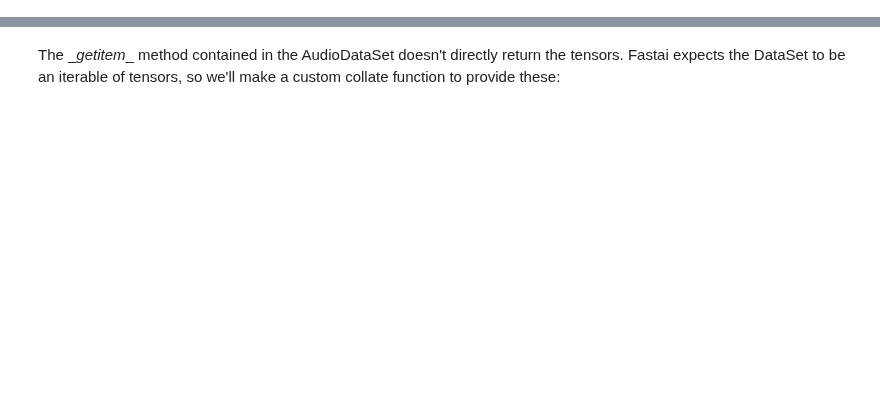
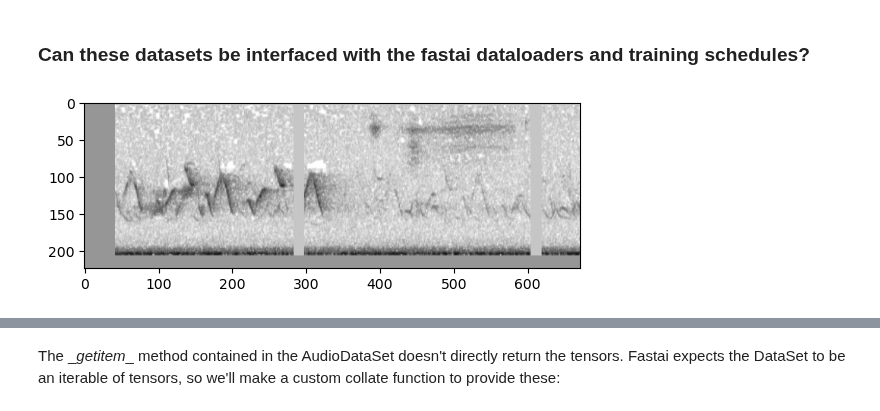
Before and after one commit to Mgallimore88/osfl_cnn_recognizer, a Jupyter notebook: notebooks/exploratory_nbs/1.14-mjg-osfl-check-build-dataset.ipynb, the cells around one changed output, grey strips where cells are left out. Saved outputs shown, nothing was run; the diff lists cells and outputs as text; code cells hidden in the pictures; blank space fills up the shorter version.

Commit message:
tidies up notebook 14 which tries to interface opso with fastai

```diff
--- a/notebooks/exploratory_nbs/1.14-mjg-osfl-check-build-dataset.ipynb
+++ b/notebooks/exploratory_nbs/1.14-mjg-osfl-check-build-dataset.ipynb
@@ -41,0 +32,2 @@ osfl_dls[0].one_batch()
+# %%
+train_dataset, valid_dataset = src.data.build.dataset_from_df(df_train, target_species = "OSFL", download_n=0)
@@ -41,0 +38,2 @@ osfl_dls[0].one_batch()
+# %% [markdown]
+### Can these datasets be interfaced with the fastai dataloaders and training schedules?
@@ -41,0 +74,5 @@ osfl_dls[0].one_batch()
+# %%
+# Has augmentations.
+show_tensor(train_dataset[0].data)
+# %% [output]
+[figure, added]
```
Also changed, not shown: parts of 49 cells of this notebook, 2 other files.
